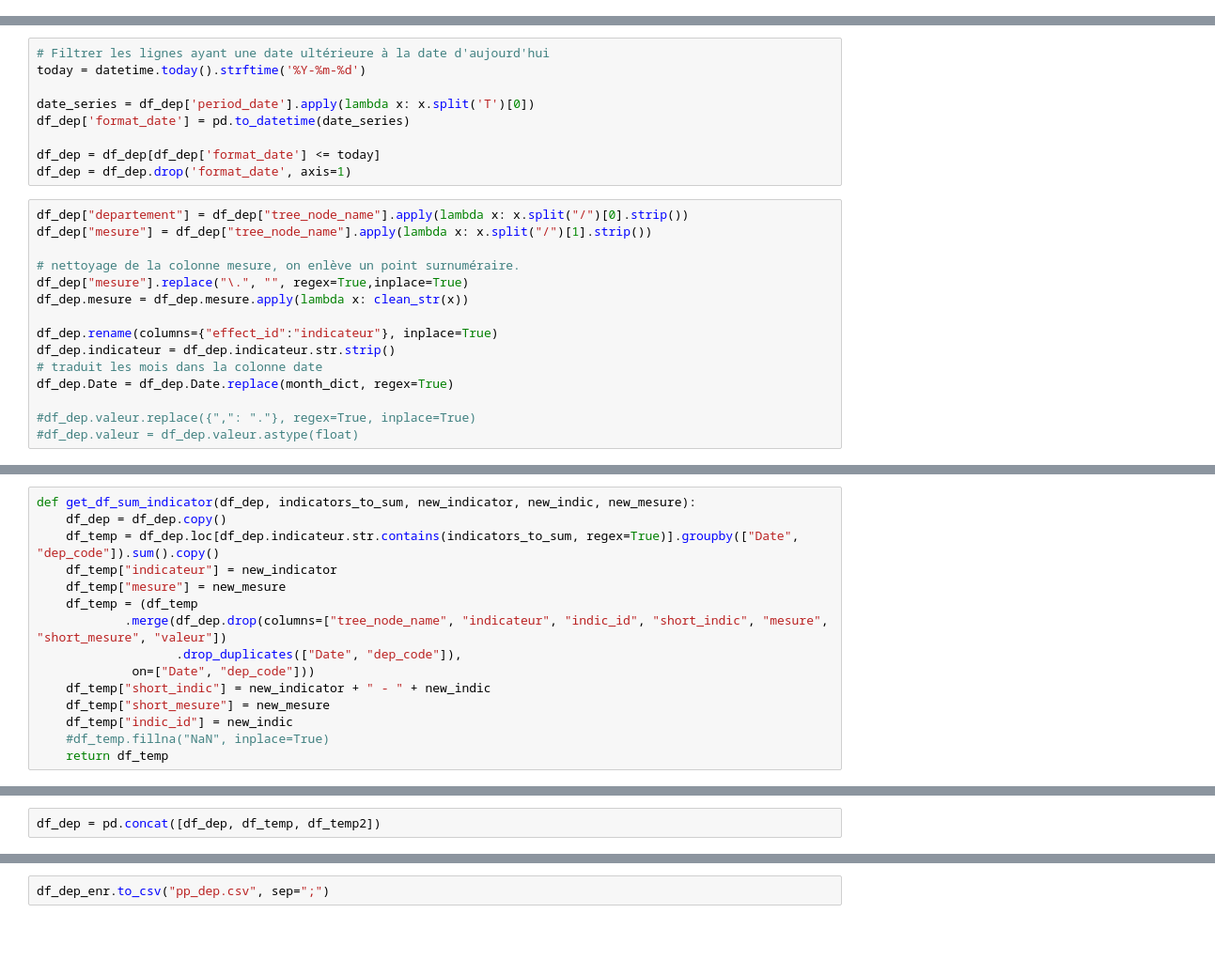
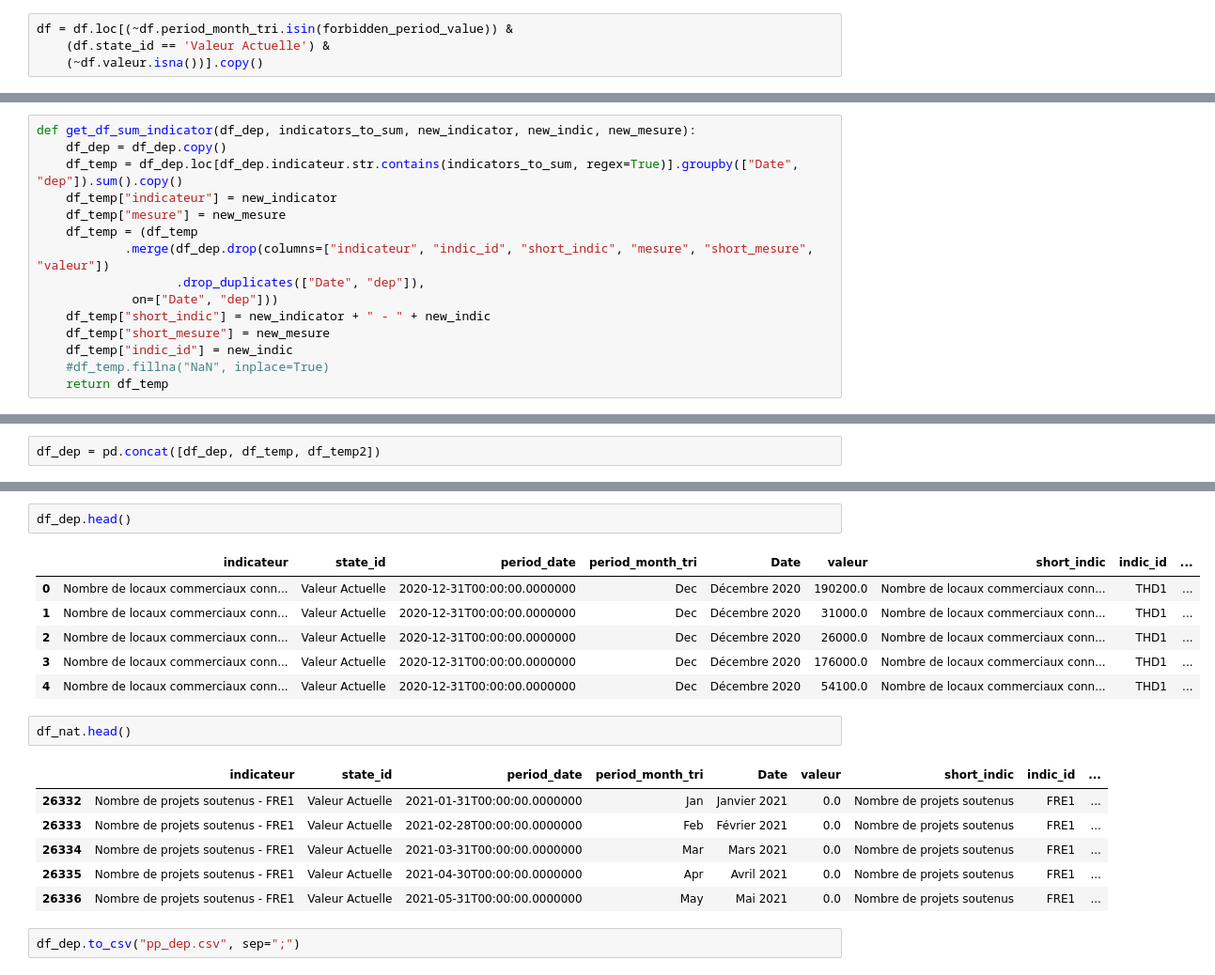
Before and after one commit to 139bercy/propilot2pdf, a Jupyter notebook: chargement_propilot.ipynb, the cells around one changed output, grey strips where cells are left out. Shown: that part at 94% size. Drawn from its saved outputs; the diff is of its cells as text; blank space fills up the shorter version.

```diff
--- a/chargement_propilot.ipynb
+++ b/chargement_propilot.ipynb
@@ -238,0 +231,4 @@ array(['Nombre de repas servis dans les restaurants universitaires au tarif à 1
+# %%
+df = df.loc[(~df.period_month_tri.isin(forbidden_period_value)) &
+    (df.state_id == 'Valeur Actuelle') &
+    (~df.valeur.isna())].copy()
@@ -282,27 +279,3 @@ array(['Nombre de projets soutenus - FRE1',
-# %%
-# Filtrer les lignes ayant une date ultérieure à la date d'aujourd'hui
-today = datetime.today().strftime('%Y-%m-%d')
-
-date_series = df_dep['period_date'].apply(lambda x: x.split('T')[0])
-df_dep['format_date'] = pd.to_datetime(date_series)
-
-df_dep = df_dep[df_dep['format_date'] <= today]
-df_dep = df_dep.drop('format_date', axis=1)
-# %%
-df_dep["departement"] = df_dep["tree_node_name"].apply(lambda x: x.split("/")[0].strip())
-df_dep["mesure"] = df_dep["tree_node_name"].apply(lambda x: x.split("/")[1].strip())
-
-# nettoyage de la colonne mesure, on enlève un point surnuméraire.
-df_dep["mesure"].replace("\.", "", regex=True,inplace=True)
-df_dep.mesure = df_dep.mesure.apply(lambda x: clean_str(x))
-
-df_dep.rename(columns={"effect_id":"indicateur"}, inplace=True)
-df_dep.indicateur = df_dep.indicateur.str.strip()
-# traduit les mois dans la colonne date
-df_dep.Date = df_dep.Date.replace(month_dict, regex=True)
-
-#df_dep.valeur.replace({",": "."}, regex=True, inplace=True)
-#df_dep.valeur = df_dep.valeur.astype(float)
 # %%
 df_dep["short_indic"] = df_dep.indicateur.apply(lambda x: x.split("-")[0].strip())
 df_dep.short_indic = df_dep.short_indic.apply(lambda x: clean_str(x))
@@ -434,13 +377,13 @@ df_dep["short_mesure"] = df_dep.mesure.apply(lambda x: dict_mesures[x] if x in d
 # %%
 def get_df_sum_indicator(df_dep, indicators_to_sum, new_indicator, new_indic, new_mesure):
     df_dep = df_dep.copy()
-    df_temp = df_dep.loc[df_dep.indicateur.str.contains(indicators_to_sum, regex=True)].groupby(["Date", "dep_code"]).sum().copy()
+    df_temp = df_dep.loc[df_dep.indicateur.str.contains(indicators_to_sum, regex=True)].groupby(["Date", "dep"]).sum().copy()
     df_temp["indicateur"] = new_indicator
     df_temp["mesure"] = new_mesure
     df_temp = (df_temp
-            .merge(df_dep.drop(columns=["tree_node_name", "indicateur", "indic_id", "short_indic", "mesure", "short_mesure", "valeur"])
-                   .drop_duplicates(["Date", "dep_code"]),
-             on=["Date", "dep_code"]))
+            .merge(df_dep.drop(columns=["indicateur", "indic_id", "short_indic", "mesure", "short_mesure", "valeur"])
+                   .drop_duplicates(["Date", "dep"]),
+             on=["Date", "dep"]))
     df_temp["short_indic"] = new_indicator + " - " + new_indic
     df_temp["short_mesure"] = new_mesure
     df_temp["indic_id"] = new_indic
@@ -502,2 +433,20 @@ check_df_dep_enr_format(df_dep_enr)
+# %%
+df_dep.head()
+# %% [output]
+|  | indicateur | state_id | period_date | period_month_tri | Date | valeur | short_indic | indic_id | ... |
+| 0 | Nombre de locaux commerciaux conn... | Valeur Actuelle | 2020-12-31T00:00:00.0000000 | Dec | Décembre 2020 | 190200.0 | Nombre de locaux commerciaux conn... | THD1 | ... |
+| 1 | Nombre de locaux commerciaux conn... | Valeur Actuelle | 2020-12-31T00:00:00.0000000 | Dec | Décembre 2020 | 31000.0 | Nombre de locaux commerciaux conn... | THD1 | ... |
+| 2 | Nombre de locaux commerciaux conn... | Valeur Actuelle | 2020-12-31T00:00:00.0000000 | Dec | Décembre 2020 | 26000.0 | Nombre de locaux commerciaux conn... | THD1 | ... |
+| 3 | Nombre de locaux commerciaux conn... | Valeur Actuelle | 2020-12-31T00:00:00.0000000 | Dec | Décembre 2020 | 176000.0 | Nombre de locaux commerciaux conn... | THD1 | ... |
+| 4 | Nombre de locaux commerciaux conn... | Valeur Actuelle | 2020-12-31T00:00:00.0000000 | Dec | Décembre 2020 | 54100.0 | Nombre de locaux commerciaux conn... | THD1 | ... |
+# %%
+df_nat.head()
+# %% [output]
+|  | indicateur | state_id | period_date | period_month_tri | Date | valeur | short_indic | indic_id | ... |
+| 26332 | Nombre de projets soutenus - FRE1 | Valeur Actuelle | 2021-01-31T00:00:00.0000000 | Jan | Janvier 2021 | 0.0 | Nombre de projets soutenus | FRE1 | ... |
+| 26333 | Nombre de projets soutenus - FRE1 | Valeur Actuelle | 2021-02-28T00:00:00.0000000 | Feb | Février 2021 | 0.0 | Nombre de projets soutenus | FRE1 | ... |
+| 26334 | Nombre de projets soutenus - FRE1 | Valeur Actuelle | 2021-03-31T00:00:00.0000000 | Mar | Mars 2021 | 0.0 | Nombre de projets soutenus | FRE1 | ... |
+| 26335 | Nombre de projets soutenus - FRE1 | Valeur Actuelle | 2021-04-30T00:00:00.0000000 | Apr | Avril 2021 | 0.0 | Nombre de projets soutenus | FRE1 | ... |
+| 26336 | Nombre de projets soutenus - FRE1 | Valeur Actuelle | 2021-05-31T00:00:00.0000000 | May | Mai 2021 | 0.0 | Nombre de projets soutenus | FRE1 | ... |
 # %%
-df_dep_enr.to_csv("pp_dep.csv", sep=";")
+df_dep.to_csv("pp_dep.csv", sep=";")
```
Also changed, not shown: parts of 15 cells of this notebook.
